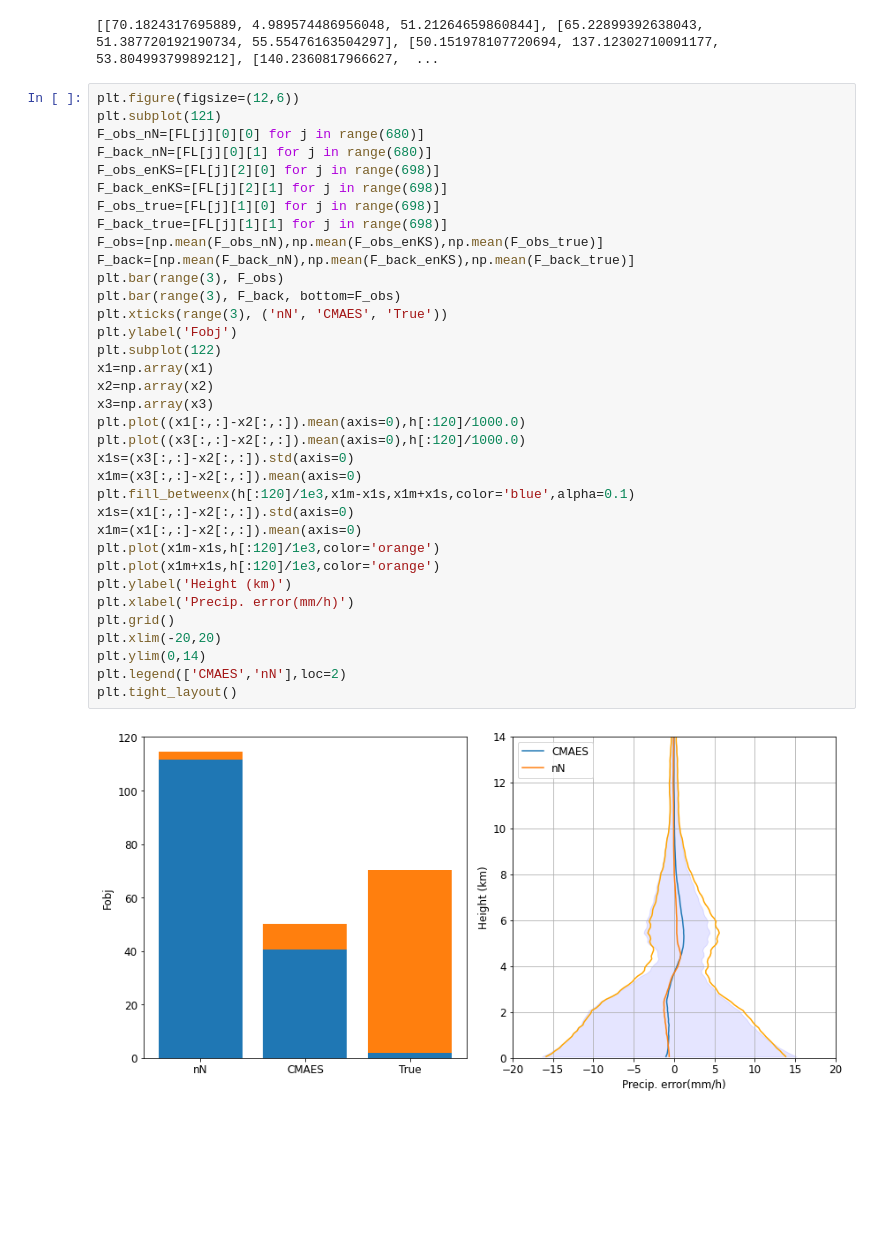
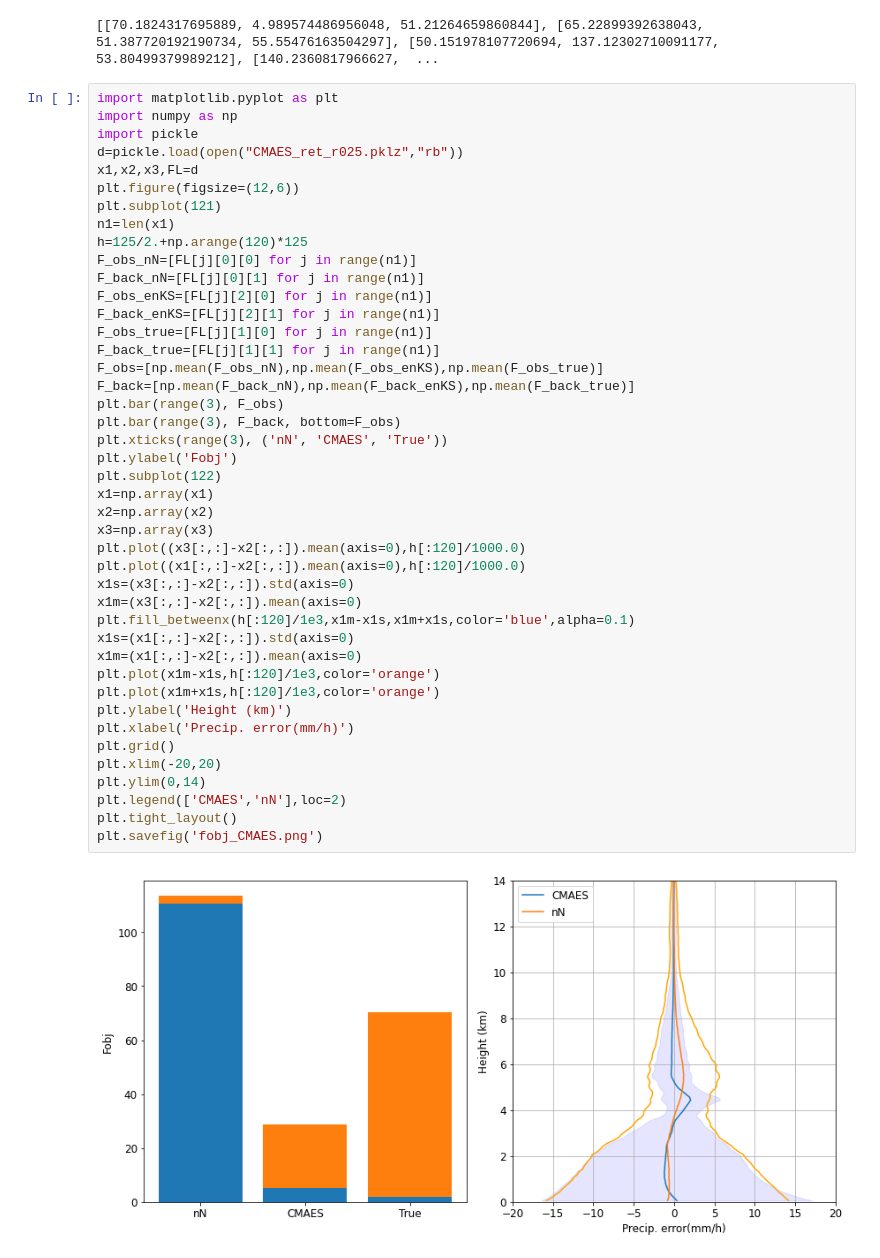
Before and after one commit to mgrecu35/ensGN, a Jupyter notebook: paperRST.ipynb, the cells around one changed output. Cells and saved outputs as stored; diff of their text form; blank space fills up the shorter version.

```diff
--- a/paperRST.ipynb
+++ b/paperRST.ipynb
@@ -488,39 +500,47 @@ print(FL)
 # %% [output]
 [[70.1824317695889, 4.989574486956048, 51.21264659860844], [65.22899392638043, 51.387720192190734, 55.55476163504297], [50.151978107720694, 137.12302710091177, 53.80499379989212], [140.2360817966627,  ...
 # %%
+import matplotlib.pyplot as plt
+import numpy as np
+import pickle
+d=pickle.load(open("CMAES_ret_r025.pklz","rb"))
+x1,x2,x3,FL=d
 plt.figure(figsize=(12,6))
 plt.subplot(121)
-F_obs_nN=[FL[j][0][0] for j in range(680)]
-F_back_nN=[FL[j][0][1] for j in range(680)]
-F_obs_enKS=[FL[j][2][0] for j in range(698)]
-F_back_enKS=[FL[j][2][1] for j in range(698)]
-F_obs_true=[FL[j][1][0] for j in range(698)]
-F_back_true=[FL[j][1][1] for j in range(698)]
+n1=len(x1)
+h=125/2.+np.arange(120)*125
+F_obs_nN=[FL[j][0][0] for j in range(n1)]
+F_back_nN=[FL[j][0][1] for j in range(n1)]
+F_obs_enKS=[FL[j][2][0] for j in range(n1)]
+F_back_enKS=[FL[j][2][1] for j in range(n1)]
+F_obs_true=[FL[j][1][0] for j in range(n1)]
+F_back_true=[FL[j][1][1] for j in range(n1)]
 F_obs=[np.mean(F_obs_nN),np.mean(F_obs_enKS),np.mean(F_obs_true)]
 F_back=[np.mean(F_back_nN),np.mean(F_back_enKS),np.mean(F_back_true)]
 plt.bar(range(3), F_obs)
 plt.bar(range(3), F_back, bottom=F_obs)
 plt.xticks(range(3), ('nN', 'CMAES', 'True'))
 plt.ylabel('Fobj')
 plt.subplot(122)
 x1=np.array(x1)
 x2=np.array(x2)
 x3=np.array(x3)
+plt.plot((x3[:,:]-x2[:,:]).mean(axis=0),h[:120]/1000.0)
 plt.plot((x1[:,:]-x2[:,:]).mean(axis=0),h[:120]/1000.0)
-plt.plot((x3[:,:]-x2[:,:]).mean(axis=0),h[:120]/1000.0)
 x1s=(x3[:,:]-x2[:,:]).std(axis=0)
 x1m=(x3[:,:]-x2[:,:]).mean(axis=0)
 plt.fill_betweenx(h[:120]/1e3,x1m-x1s,x1m+x1s,color='blue',alpha=0.1)
 x1s=(x1[:,:]-x2[:,:]).std(axis=0)
 x1m=(x1[:,:]-x2[:,:]).mean(axis=0)
 plt.plot(x1m-x1s,h[:120]/1e3,color='orange')
 plt.plot(x1m+x1s,h[:120]/1e3,color='orange')
 plt.ylabel('Height (km)')
 plt.xlabel('Precip. error(mm/h)')
 plt.grid()
 plt.xlim(-20,20)
 plt.ylim(0,14)
 plt.legend(['CMAES','nN'],loc=2)
 plt.tight_layout()
+plt.savefig('fobj_CMAES.png')
 # %% [output]
-[figure, old version]
+[figure, new version]
```
Also changed, not shown: parts of 7 cells of this notebook, 2 other files.
